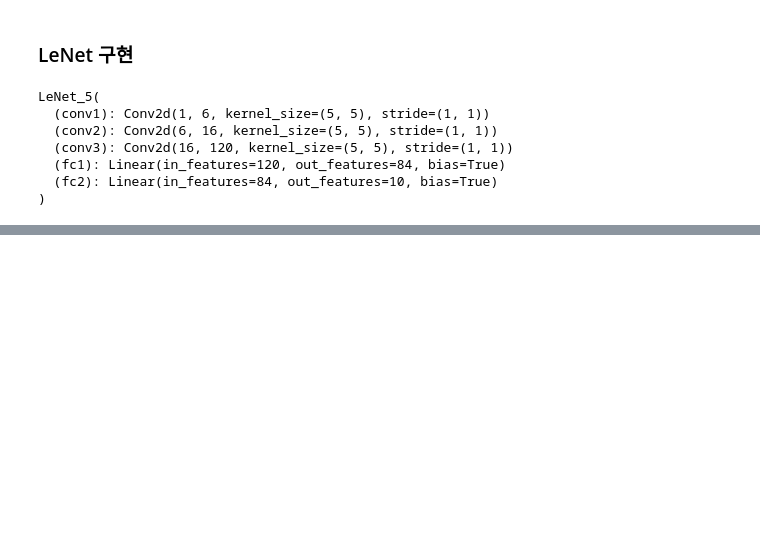
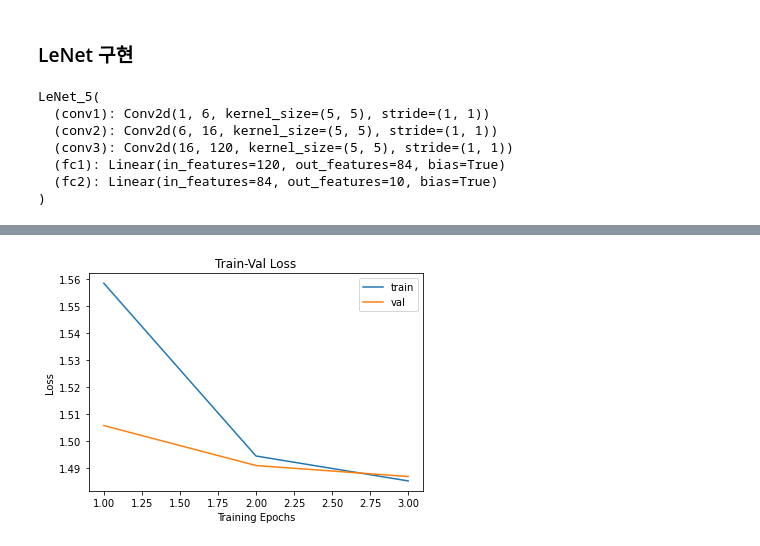
Before and after one commit to Chan1223/kyu-chan-park, a Jupyter notebook: 개인공부/CNN 구현/LeNet.ipynb, the cells around one changed output, grey strips where cells are left out. Cells and saved outputs as stored; diff of their text form; code cells hidden in the pictures; blank space fills up the shorter version.

```diff
--- a/개인공부/CNN 구현/LeNet.ipynb
+++ b/개인공부/CNN 구현/LeNet.ipynb
@@ -133,0 +137,2 @@ RuntimeError: Input type (torch.FloatTensor) and weight type (MPSFloatType) shou
+# %%
+loss_func = nn.CrossEntropyLoss(reduction='sum')
@@ -133,0 +160,10 @@ RuntimeError: Input type (torch.FloatTensor) and weight type (MPSFloatType) shou
+# %%
+# 배치당 loss를 계산하는 함수를 정의
+def loss_batch(loss_func, output, target, opt=None):
+    loss = loss_func(output, target)
+    metric_b = metrics_batch(output, target)
+    if opt is not None:
+        opt.zero_grad()
+        loss.backward()
+        opt.step()
+    return loss.item(), metric_b
@@ -133,0 +250,21 @@ RuntimeError: Input type (torch.FloatTensor) and weight type (MPSFloatType) shou
+# %%
+import copy
+import os
+
+# 학습된 모델의 가중치를 저장할 폴더를 만듭니다.
+os.makedirs('/home/helpme/models/', exist_ok=True)
+
+# 하이퍼 파라미터를 설정합니다.
+params_train={
+ "num_epochs": 3,
+ "optimizer": opt,
+ "loss_func": loss_func,
+ "train_dl": train_set,
+ "val_dl": test_set,
+ "sanity_check": False,
+ "lr_scheduler": lr_scheduler,
+ "path2weights": "/home/helpme/models/LeNet-5.pt",
+}
+# %%
+# 모델을 학습합니다.
+model,loss_hist,metric_hist=train_val(model,params_train)
@@ -133,0 +284,12 @@ RuntimeError: Input type (torch.FloatTensor) and weight type (MPSFloatType) shou
+# %%
+num_epochs=params_train["num_epochs"]
+
+plt.title("Train-Val Loss")
+plt.plot(range(1,num_epochs+1),loss_hist["train"],label="train")
+plt.plot(range(1,num_epochs+1),loss_hist["val"],label="val")
+plt.ylabel("Loss")
+plt.xlabel("Training Epochs")
+plt.legend()
+plt.show()
+# %% [output]
+[figure, added]
```
Also changed, not shown: parts of 13 cells of this notebook, 1 other file.
